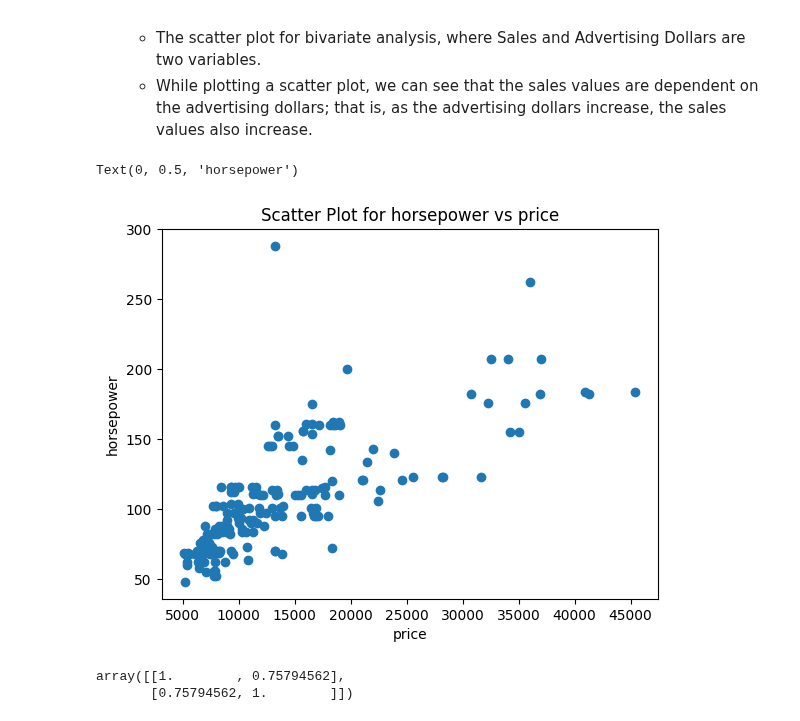
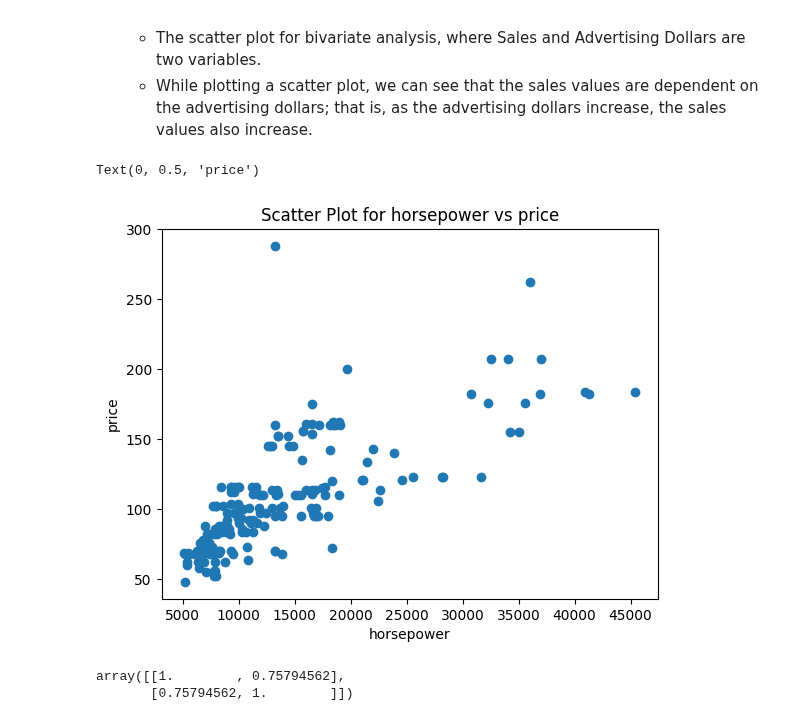
Before and after one commit to salemprakash/EDA, a Jupyter notebook: Module3.ipynb, the cells around one changed output. Saved outputs shown, nothing was run; the diff lists cells and outputs as text; code cells hidden in the pictures.

```diff
--- a/Module3.ipynb
+++ b/Module3.ipynb
@@ -231,14 +263,14 @@ plt.show()
 # %%
 #1. To perform bivariate analysis on our automobiles dataset.
 #Let's look at whether horsepower is a dependent factor for the pricing of cars or not
 #Plot the relationship between “horsepower” and ”price”
 plt.scatter(df["price"], df["horsepower"])
 plt.title("Scatter Plot for horsepower vs price")
-plt.xlabel("price")
-plt.ylabel("horsepower")
+plt.xlabel("horsepower")
+plt.ylabel("price")
 # %% [output]
-Text(0, 0.5, 'horsepower')
+Text(0, 0.5, 'price')
-[figure, old version]
+[figure, new version]
 # %%
 #Relationshipt between two features (Positive Correlation)
 np.corrcoef(df["price"], df["horsepower"])
```
Also changed, not shown: parts of 6 cells of this notebook.
